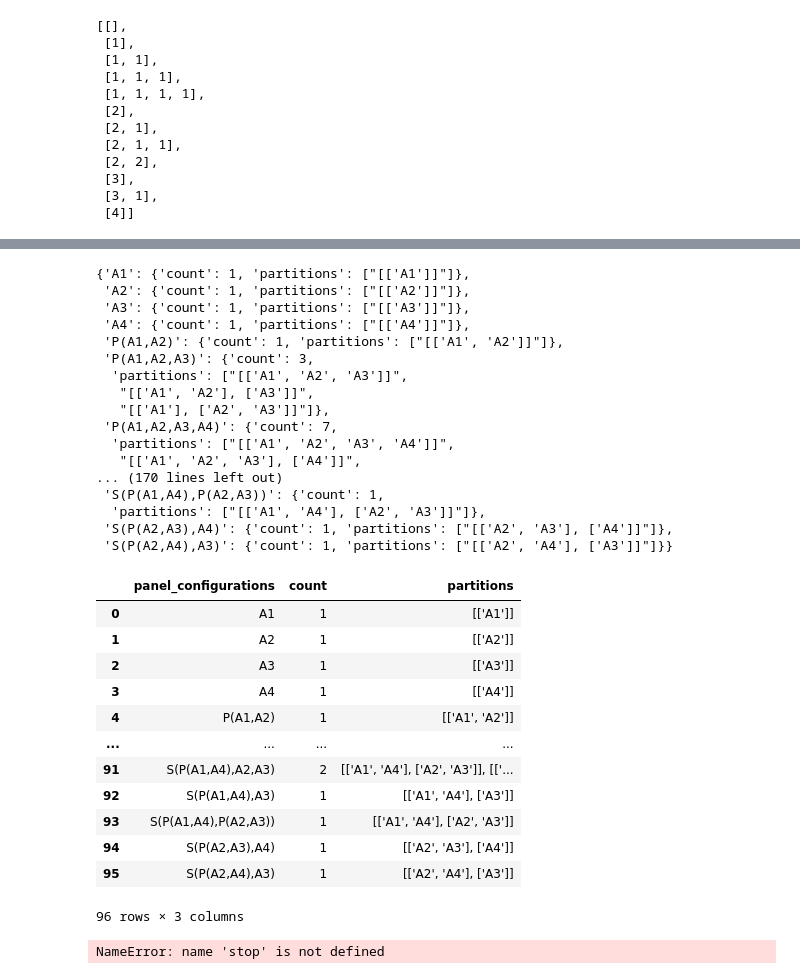
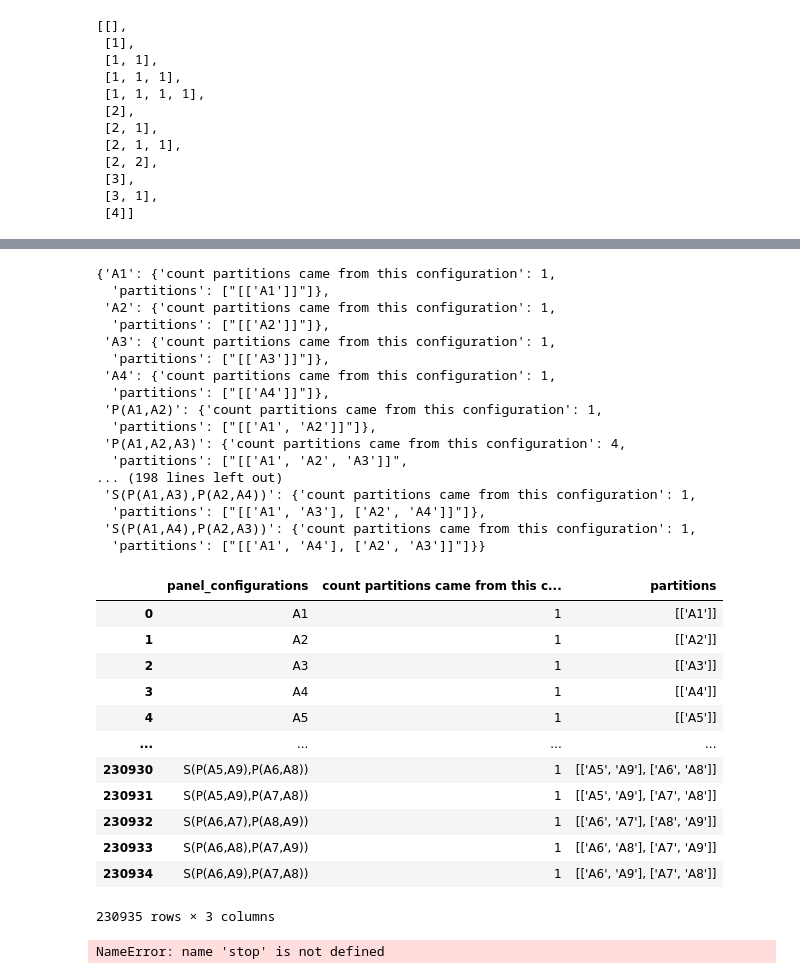
Before and after one commit to senialabe2/panel_combinations, a Jupyter notebook: exploratory-notebook.ipynb, the cells around one changed output, grey strips where cells are left out. Cells and saved outputs as stored; diff of their text form; code cells hidden in the pictures.

```diff
--- a/exploratory-notebook.ipynb
+++ b/exploratory-notebook.ipynb
@@ -590,7 +583,7 @@ def summarize_combinations_across_partitions(all_combinations: dict) -> dict:
     # Group by combination and create the summary dictionary
     return {
         combo: {
-            'count': len({part for _, part in g}),
+            'count partitions came from this configuration': len({part for _, part in g}),
             'partitions': sorted({part for _, part in g})
         }
         for combo, grp_iter in groupby(flattened, key=lambda x: x[0])
@@ -602,64 +595,64 @@ all_combinations = generate_all_combinations_for_partitions(N)
 summary = summarize_combinations_across_partitions(all_combinations)
 summary
 # %% [output]
-{'A1': {'count': 1, 'partitions': ["[['A1']]"]},
- 'A2': {'count': 1, 'partitions': ["[['A2']]"]},
- 'A3': {'count': 1, 'partitions': ["[['A3']]"]},
- 'A4': {'count': 1, 'partitions': ["[['A4']]"]},
- 'P(A1,A2)': {'count': 1, 'partitions': ["[['A1', 'A2']]"]},
- 'P(A1,A2,A3)': {'count': 3,
+{'A1': {'count partitions came from this configuration': 1,
+  'partitions': ["[['A1']]"]},
+ 'A2': {'count partitions came from this configuration': 1,
+  'partitions': ["[['A2']]"]},
+ 'A3': {'count partitions came from this configuration': 1,
+  'partitions': ["[['A3']]"]},
+ 'A4': {'count partitions came from this configuration': 1,
+  'partitions': ["[['A4']]"]},
+ 'P(A1,A2)': {'count partitions came from this configuration': 1,
+  'partitions': ["[['A1', 'A2']]"]},
+ 'P(A1,A2,A3)': {'count partitions came from this configuration': 4,
   'partitions': ["[['A1', 'A2', 'A3']]",
-   "[['A1', 'A2'], ['A3']]",
-   "[['A1'], ['A2', 'A3']]"]},
- 'P(A1,A2,A3,A4)': {'count': 7,
-  'partitions': ["[['A1', 'A2', 'A3', 'A4']]",
-   "[['A1', 'A2', 'A3'], ['A4']]",
-... (170 lines left out)
- 'S(P(A1,A4),P(A2,A3))': {'count': 1,
-  'partitions': ["[['A1', 'A4'], ['A2', 'A3']]"]},
- 'S(P(A2,A3),A4)': {'count': 1, 'partitions': ["[['A2', 'A3'], ['A4']]"]},
- 'S(P(A2,A4),A3)': {'count': 1, 'partitions': ["[['A2', 'A4'], ['A3']]"]}}
+... (198 lines left out)
+ 'S(P(A1,A3),P(A2,A4))': {'count partitions came from this configuration': 1,
+  'partitions': ["[['A1', 'A3'], ['A2', 'A4']]"]},
+ 'S(P(A1,A4),P(A2,A3))': {'count partitions came from this configuration': 1,
+  'partitions': ["[['A1', 'A4'], ['A2', 'A3']]"]}}
 # %%
 import pandas as pd
 
 def combinations_summary_to_dataframe(all_combinations: dict) -> pd.DataFrame:
     """
     Takes the dictionary output from summarize_combinations_across_partitions,
     where keys are combinations and values are dicts with 'count' and 'partitions',
     and returns a pandas DataFrame.
 
     The resulting DataFrame:
     - Rows correspond to unique combinations (keys of the dictionary).
     - Has two columns: 'count' (int) and 'partitions' (str).
       'partitions' will be a string representation of the list of partitions.
 
     Example:
         summary = summarize_combinations_across_partitions(all_combinations)
         df = combinations_summary_to_dataframe(summary)
     """
     summary = summarize_combinations_across_partitions(all_combinations)
     df = pd.DataFrame.from_dict(summary, orient='index')
     df = df.reset_index()
     df.rename(columns={'index': 'panel_configurations'}, inplace=True)
     df['partitions'] = df['partitions'].apply(lambda p: ', '.join(p))
     return df
 
-N = 4
+N = 9
 all_combinations = generate_all_combinations_for_partitions(N)
 df = combinations_summary_to_dataframe(all_combinations)
 df
 # %% [output]
-|  | panel_configurations | count | partitions |
+|  | panel_configurations | count partitions came from this c... | partitions |
 | 0 | A1 | 1 | [['A1']] |
 | 1 | A2 | 1 | [['A2']] |
 | 2 | A3 | 1 | [['A3']] |
 | 3 | A4 | 1 | [['A4']] |
-| 4 | P(A1,A2) | 1 | [['A1', 'A2']] |
+| 4 | A5 | 1 | [['A5']] |
 | ... | ... | ... | ... |
-| 91 | S(P(A1,A4),A2,A3) | 2 | [['A1', 'A4'], ['A2', 'A3']], [['... |
-| 92 | S(P(A1,A4),A3) | 1 | [['A1', 'A4'], ['A3']] |
-| 93 | S(P(A1,A4),P(A2,A3)) | 1 | [['A1', 'A4'], ['A2', 'A3']] |
-| 94 | S(P(A2,A3),A4) | 1 | [['A2', 'A3'], ['A4']] |
-| 95 | S(P(A2,A4),A3) | 1 | [['A2', 'A4'], ['A3']] |
+| 230930 | S(P(A5,A9),P(A6,A8)) | 1 | [['A5', 'A9'], ['A6', 'A8']] |
+| 230931 | S(P(A5,A9),P(A7,A8)) | 1 | [['A5', 'A9'], ['A7', 'A8']] |
+| 230932 | S(P(A6,A7),P(A8,A9)) | 1 | [['A6', 'A7'], ['A8', 'A9']] |
+| 230933 | S(P(A6,A8),P(A7,A9)) | 1 | [['A6', 'A8'], ['A7', 'A9']] |
+| 230934 | S(P(A6,A9),P(A7,A8)) | 1 | [['A6', 'A9'], ['A7', 'A8']] |
-96 rows × 3 columns
+230935 rows × 3 columns
 # %%
```
Also changed, not shown: parts of 9 cells of this notebook, 4 other files.
